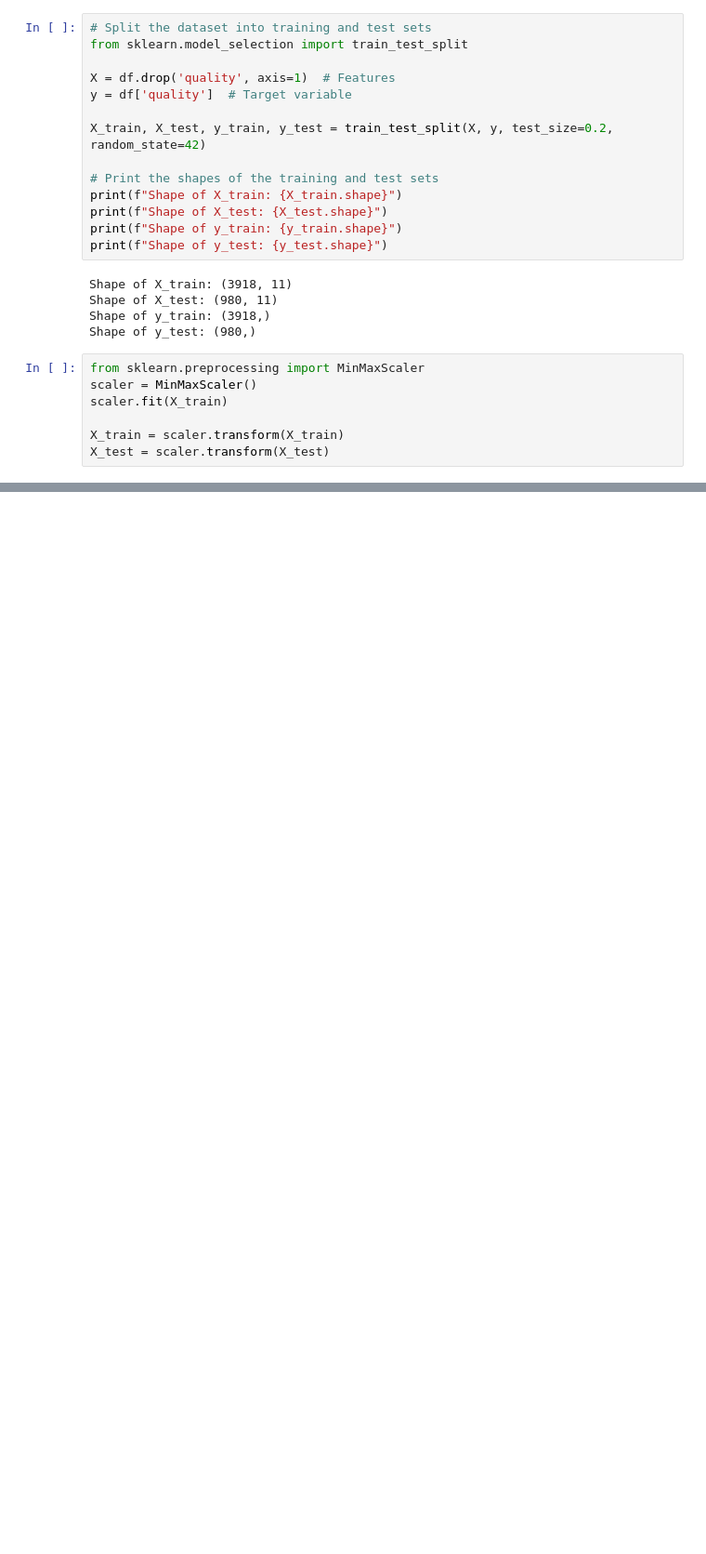
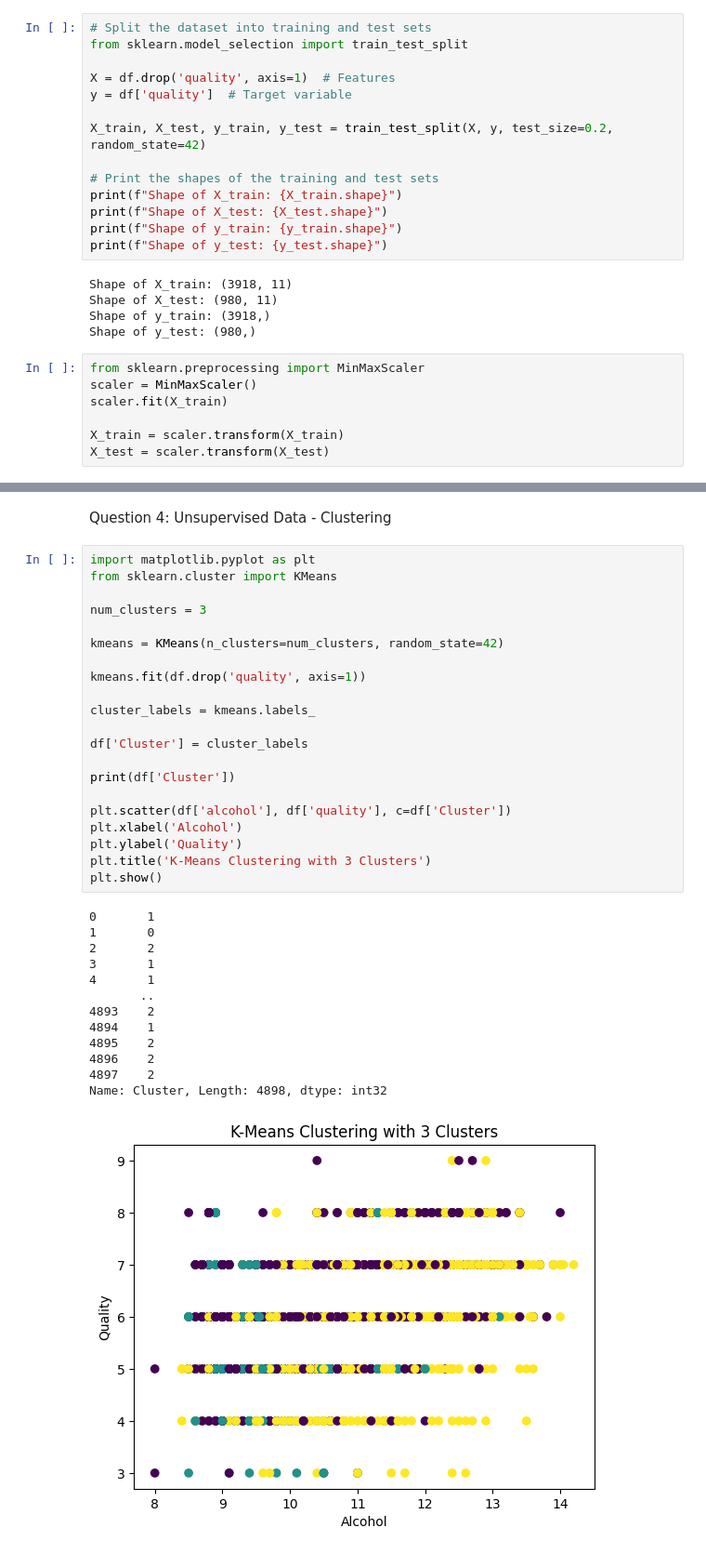
Before and after one commit to LOPAMUDRA-MUKHERJEE/DataSC, a Jupyter notebook: Assignment2.ipynb, the cells around one changed output, grey strips where cells are left out. Shown at 93% size. Drawn from its saved outputs; the diff is of its cells as text; blank space fills up the shorter version.

```diff
--- a/Assignment2.ipynb
+++ b/Assignment2.ipynb
@@ -222,0 +382,37 @@ Test Data Accuracy 0.5530612244897959
+# %% [markdown]
+Question 4: Unsupervised Data - Clustering
+# %%
+import matplotlib.pyplot as plt
+from sklearn.cluster import KMeans
+
+num_clusters = 3
+
+kmeans = KMeans(n_clusters=num_clusters, random_state=42)
+
+kmeans.fit(df.drop('quality', axis=1))
+
+cluster_labels = kmeans.labels_
+
+df['Cluster'] = cluster_labels
+
+print(df['Cluster'])
+
+plt.scatter(df['alcohol'], df['quality'], c=df['Cluster'])
+plt.xlabel('Alcohol')
+plt.ylabel('Quality')
+plt.title('K-Means Clustering with 3 Clusters')
+plt.show()
+# %% [output]
+0       1
+1       0
+2       2
+3       1
+4       1
+       ..
+4893    2
+4894    1
+4895    2
+4896    2
+4897    2
+Name: Cluster, Length: 4898, dtype: int32
+[figure, added]
```
Also changed, not shown: parts of 35 cells of this notebook.
